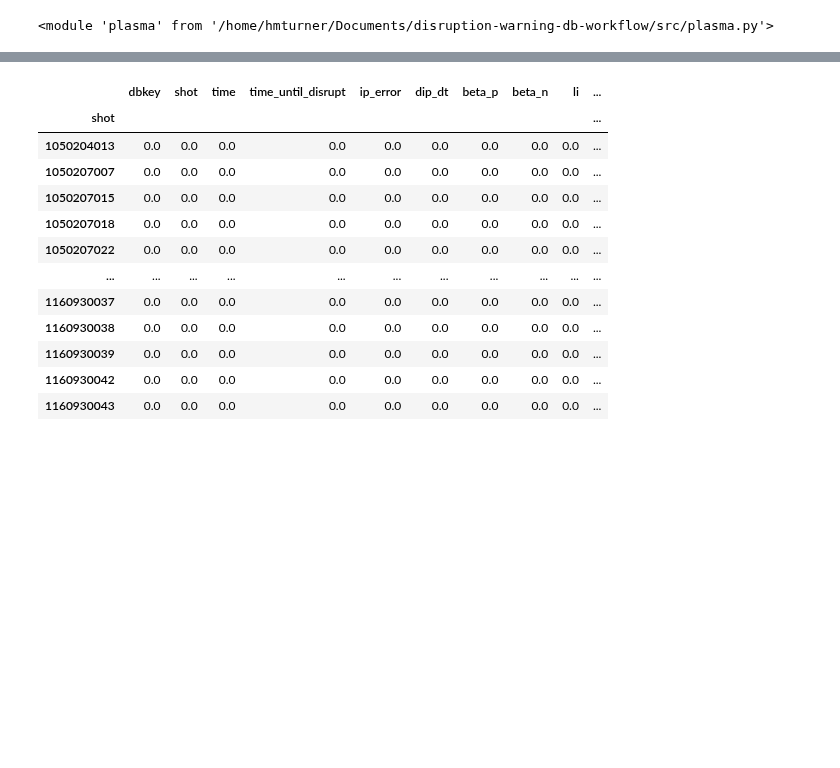
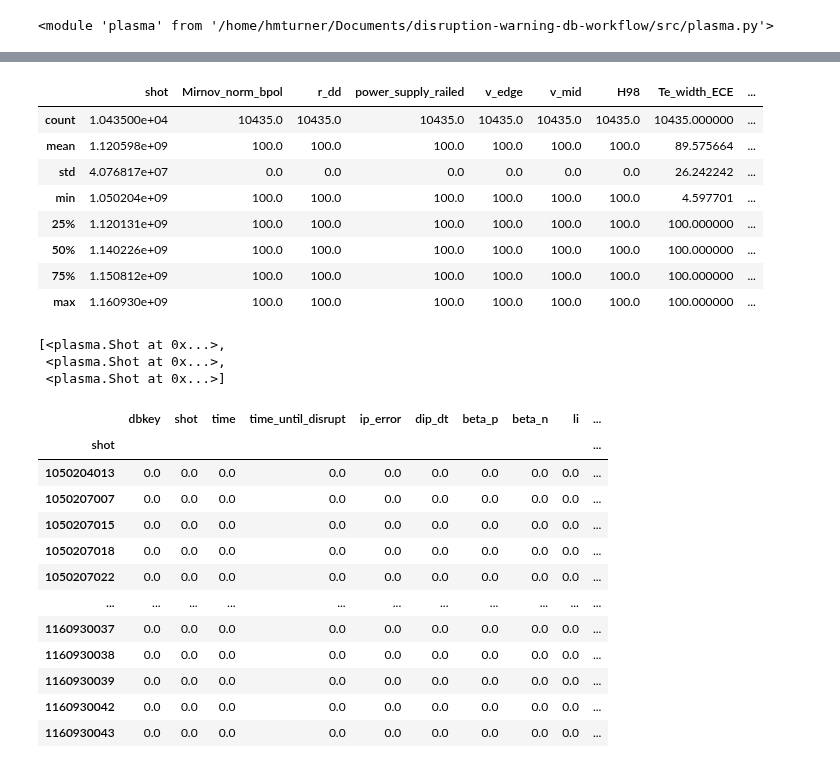
Before and after one commit to MIT-PSFC/disruption-py, a Jupyter notebook: src/examples.ipynb, the cells around one changed output, grey strips where cells are left out. Cells and saved outputs as stored; diff of their text form; code cells hidden in the pictures; blank space fills up the shorter version.

```diff
--- a/src/examples.ipynb
+++ b/src/examples.ipynb
@@ -17,3 +30,26 @@ grouped_df = disruptions_df.groupby(by=["shot"])
+# %%
+pd.options.display.max_columns = None
+nan_df.describe().sort_values(by='min',axis=1,ascending=False)
+# For V_edge and v_mid, would need to talk to John Rice but probably unlikely not enough Xray emissions for good readings
+# Mirnov_norm_bpol might be worth attempting, H98 in theory possible but also unlikely
+# Ignore the rest
+# %% [output]
+|  | shot | Mirnov_norm_bpol | r_dd | power_supply_railed | v_edge | v_mid | H98 | Te_width_ECE | ... |
+| count | 1.043500e+04 | 10435.0 | 10435.0 | 10435.0 | 10435.0 | 10435.0 | 10435.0 | 10435.000000 | ... |
+| mean | 1.120598e+09 | 100.0 | 100.0 | 100.0 | 100.0 | 100.0 | 100.0 | 89.575664 | ... |
+| std | 4.076817e+07 | 0.0 | 0.0 | 0.0 | 0.0 | 0.0 | 0.0 | 26.242242 | ... |
+| min | 1.050204e+09 | 100.0 | 100.0 | 100.0 | 100.0 | 100.0 | 100.0 | 4.597701 | ... |
+| 25% | 1.120131e+09 | 100.0 | 100.0 | 100.0 | 100.0 | 100.0 | 100.0 | 100.000000 | ... |
+| 50% | 1.140226e+09 | 100.0 | 100.0 | 100.0 | 100.0 | 100.0 | 100.0 | 100.000000 | ... |
+| 75% | 1.150812e+09 | 100.0 | 100.0 | 100.0 | 100.0 | 100.0 | 100.0 | 100.000000 | ... |
+| max | 1.160930e+09 | 100.0 | 100.0 | 100.0 | 100.0 | 100.0 | 100.0 | 100.000000 | ... |
+# %%
+data_handler = database.DatabaseHandler.create_cmod_handler()
+data_handler.get_shots([1050204013,1050207007,1050207015])
+# %% [output]
+[<plasma.Shot at 0x...>,
+ <plasma.Shot at 0x...>,
+ <plasma.Shot at 0x...>]
 # %%
 grouped_df = disruptions_df.drop(columns=['commit_hash']).groupby(by=["shot"])
 # %%
```
Also changed, not shown: parts of 7 cells of this notebook, 4 other files.
